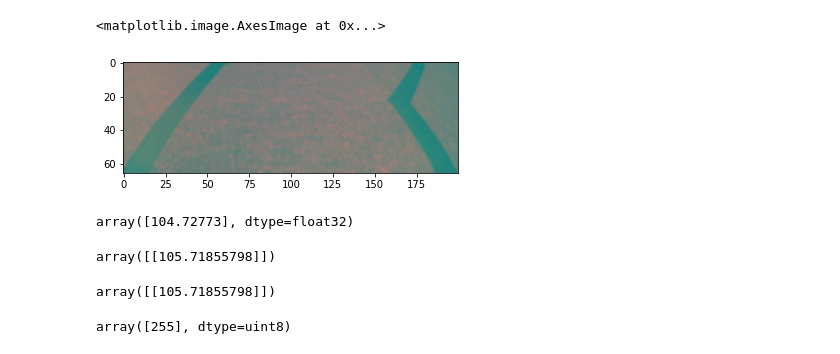
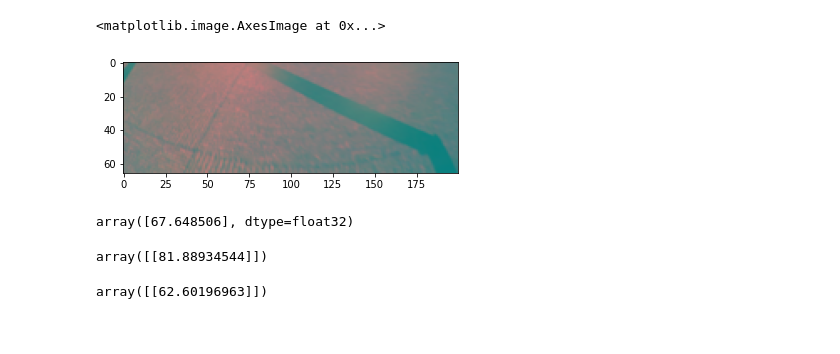
Before and after one commit to HanChangHun/DeepPiCar, a Jupyter notebook: convert_model/convert_model.ipynb, the cells around one changed output. Cells and saved outputs as stored; diff of their text form; code cells hidden in the pictures.

```diff
--- a/convert_model/convert_model.ipynb
+++ b/convert_model/convert_model.ipynb
@@ -154,27 +137,26 @@ fully_quantize: 0, inference_type: 6, input_inference_type: 3, output_inference_
 # %%
-image = cv2.imread(
-    "train_data_generation/data/drive_with_keypress/frame_000005_107.09.png"
-)
 # image = cv2.imread(
-#     "train_data_generation/data/drive_with_keypress/frame_000002_97.98.png"
+#     "train_data_generation/data/drive_with_keypress/5/frame_000016_102.png"
 # )
 # image = cv2.imread(
-#     "train_data_generation/data/drive_with_keypress/frame_000015_126.47.png"
+#     "train_data_generation/data/drive_with_keypress/8/frame_000027_60.png"
 # )
 # image = cv2.imread(
-#     "train_data_generation/data/drive_with_keypress/frame_000032_60.31.png"
+#     "train_data_generation/data/drive_with_keypress/9/frame_000001_91.png"
 # )
+image = cv2.imread(
+    "train_data_generation/data/drive_with_keypress/10/frame_000039_75.png"
+)
 
 image = cv2.cvtColor(image, cv2.COLOR_BGR2RGB)
 
 proc_image = np.asarray([img_preprocess(image)])
 
 plt.imshow(proc_image[0])
 # %% [output]
 <matplotlib.image.AxesImage at 0x...>
-[figure, old version]
+[figure, new version]
 # %%
-
 lane_nav_model.predict(proc_image)[0]
 # %% [output]
-array([104.72773], dtype=float32)
+array([67.648506], dtype=float32)
@@ -206,7 +168,7 @@ interpreter.allocate_tensors()
 
 predict_steer(interpreter, proc_image)
 # %% [output]
-array([[105.71855798]])
+array([[81.88934544]])
 # %%
 interpreter = make_interpreter(
     "lane_navigation/model/lane_navigation_final_edgetpu.tflite"
@@ -215,8 +177,4 @@ interpreter.allocate_tensors()
 
 predict_steer(interpreter, proc_image)
 # %% [output]
-array([[105.71855798]])
+array([[62.60196963]])
-# %%
-common.output_tensor(interpreter, 0)[0]
-# %% [output]
-array([255], dtype=uint8)
```
Also changed, not shown: parts of 9 cells of this notebook, 7 other files.
